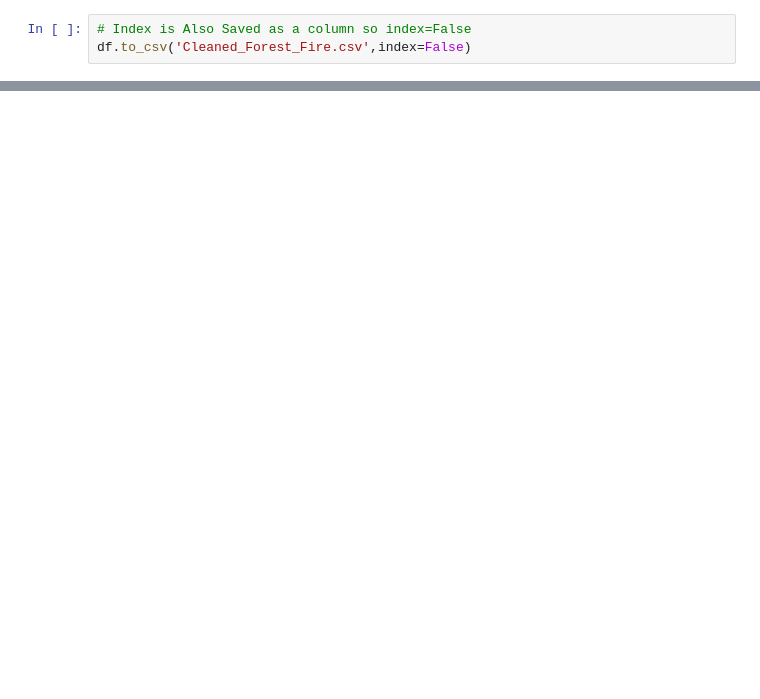
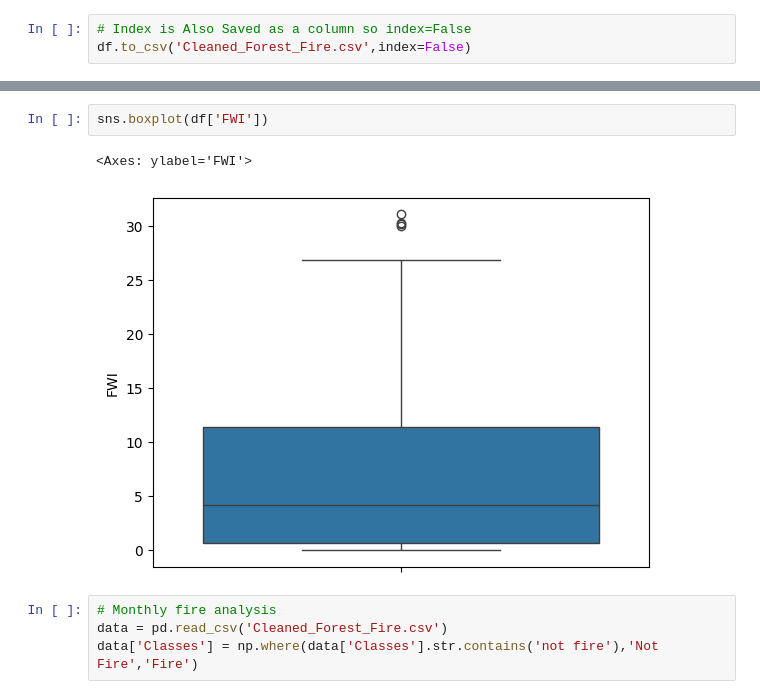
Before and after one commit to Sumit-Avasthi/Machine-Learning, a Jupyter notebook: Project_0.ipynb, the cells around one changed output, grey strips where cells are left out. Cells and saved outputs as stored; diff of their text form; blank space fills up the shorter version.

```diff
--- a/Project_0.ipynb
+++ b/Project_0.ipynb
@@ -236,0 +364,9 @@ df.to_csv('Cleaned_Forest_Fire.csv',index=False)
+# %%
+sns.boxplot(df['FWI'])
+# %% [output]
+<Axes: ylabel='FWI'>
+[figure, added]
+# %%
+# Monthly fire analysis
+data = pd.read_csv('Cleaned_Forest_Fire.csv')
+data['Classes'] = np.where(data['Classes'].str.contains('not fire'),'Not Fire','Fire')
```
Also changed, not shown: parts of 19 cells of this notebook.
